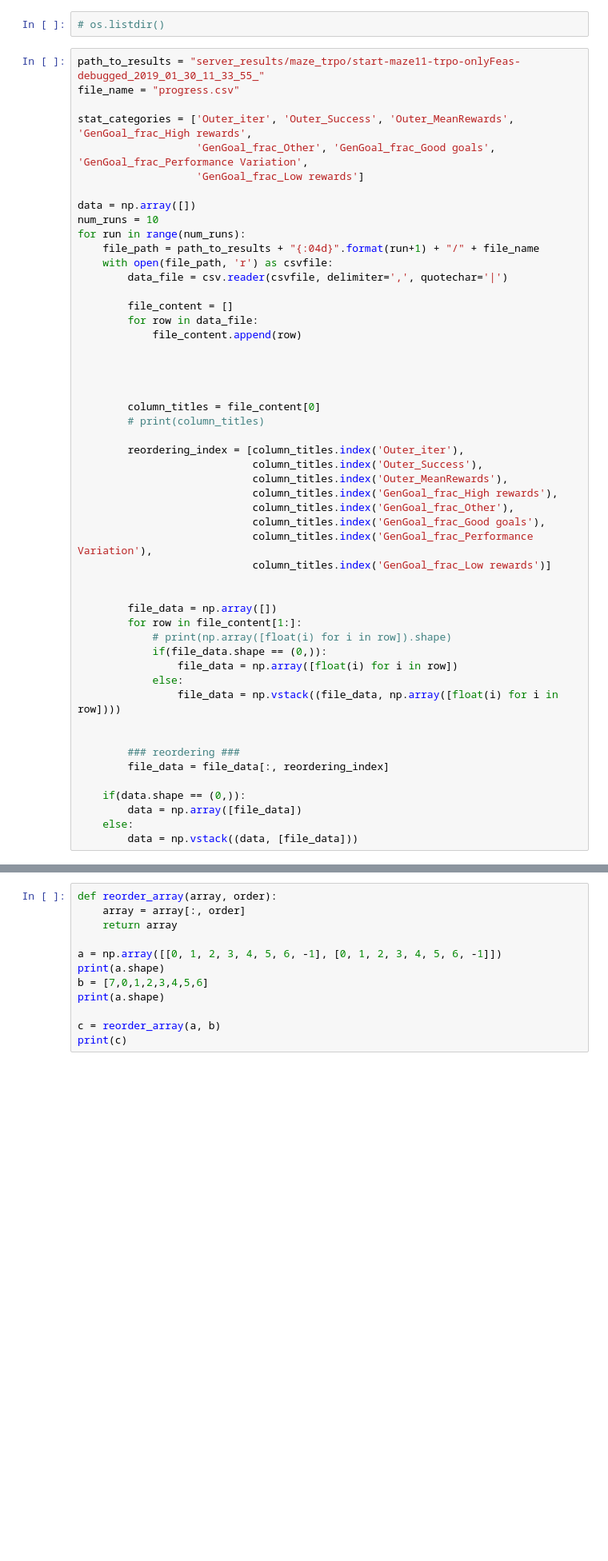
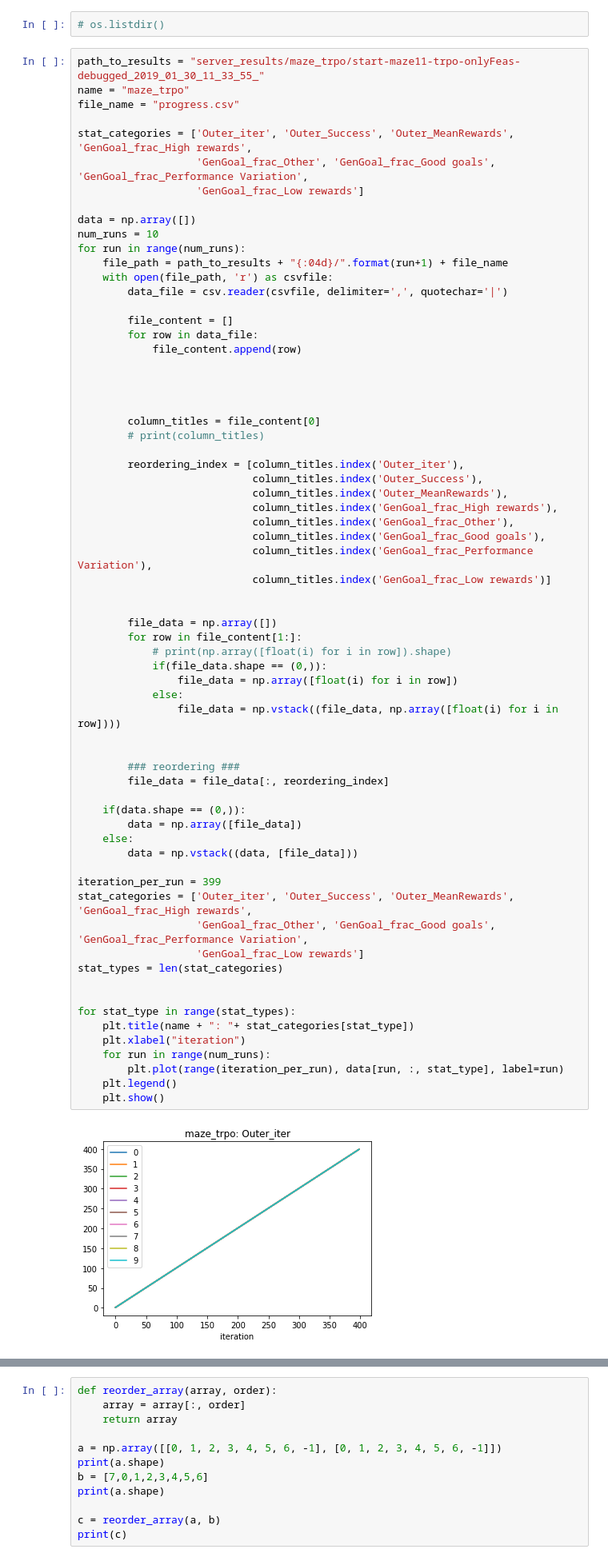
Before and after one commit to megan-klaiber/dl-lab-project, a Jupyter notebook: Visualisation_of_Reproduced_Results.ipynb, the cells around one changed output, grey strips where cells are left out. Shown at 80% size. Cells and saved outputs as stored; diff of their text form; blank space fills up the shorter version.

```diff
--- a/Visualisation_of_Reproduced_Results.ipynb
+++ b/Visualisation_of_Reproduced_Results.ipynb
@@ -11,6 +11,7 @@ import matplotlib.pyplot as plt
 # os.listdir()
 # %%
 path_to_results = "server_results/maze_trpo/start-maze11-trpo-onlyFeas-debugged_2019_01_30_11_33_55_"
+name = "maze_trpo"
 file_name = "progress.csv"
 
 stat_categories = ['Outer_iter', 'Outer_Success', 'Outer_MeanRewards', 'GenGoal_frac_High rewards',
@@ -20,7 +21,7 @@ stat_categories = ['Outer_iter', 'Outer_Success', 'Outer_MeanRewards', 'GenGoal_
 data = np.array([])
 num_runs = 10
 for run in range(num_runs):
-    file_path = path_to_results + "{:04d}".format(run+1) + "/" + file_name
+    file_path = path_to_results + "{:04d}/".format(run+1) + file_name
     with open(file_path, 'r') as csvfile:
         data_file = csv.reader(csvfile, delimiter=',', quotechar='|')
 
@@ -33,30 +34,47 @@ for run in range(num_runs):
 
         column_titles = file_content[0]
         # print(column_titles)
 
         reordering_index = [column_titles.index('Outer_iter'),
                             column_titles.index('Outer_Success'),
                             column_titles.index('Outer_MeanRewards'),
                             column_titles.index('GenGoal_frac_High rewards'),
                             column_titles.index('GenGoal_frac_Other'),
                             column_titles.index('GenGoal_frac_Good goals'),
                             column_titles.index('GenGoal_frac_Performance Variation'),
                             column_titles.index('GenGoal_frac_Low rewards')]
 
 
         file_data = np.array([])
         for row in file_content[1:]:
             # print(np.array([float(i) for i in row]).shape)
             if(file_data.shape == (0,)):
                 file_data = np.array([float(i) for i in row])
             else:
                 file_data = np.vstack((file_data, np.array([float(i) for i in row])))
 
 
         ### reordering ###
         file_data = file_data[:, reordering_index]
 
     if(data.shape == (0,)):
         data = np.array([file_data])
     else:
         data = np.vstack((data, [file_data]))
+
+iteration_per_run = 399
+stat_categories = ['Outer_iter', 'Outer_Success', 'Outer_MeanRewards', 'GenGoal_frac_High rewards',
+                   'GenGoal_frac_Other', 'GenGoal_frac_Good goals', 'GenGoal_frac_Performance Variation',
+                   'GenGoal_frac_Low rewards']
+stat_types = len(stat_categories)
+
+
+for stat_type in range(stat_types):
+    plt.title(name + ": "+ stat_categories[stat_type])
+    plt.xlabel("iteration")
+    for run in range(num_runs):
+        plt.plot(range(iteration_per_run), data[run, :, stat_type], label=run)
+    plt.legend()
+    plt.show()
+# %% [output]
+[figure, added]
```
Also changed, not shown: parts of 3 cells of this notebook.
